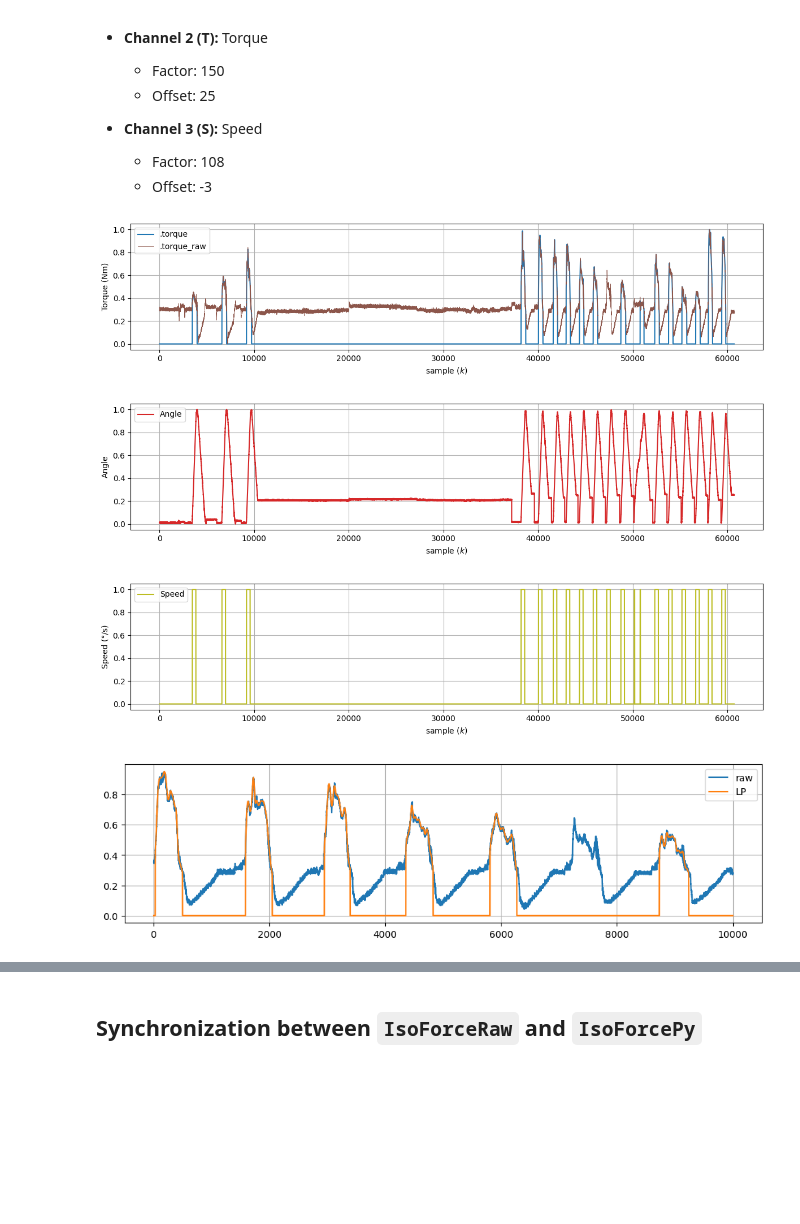
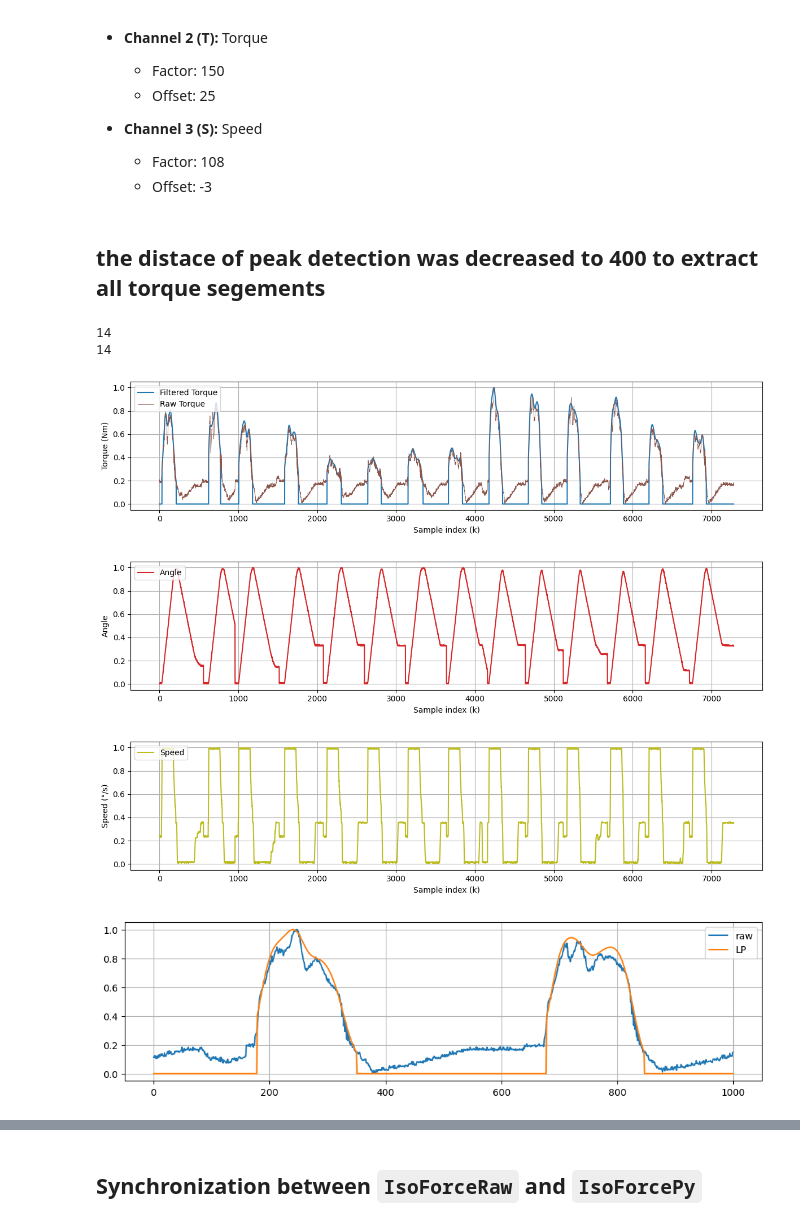
Before and after one commit to Arash-Keshavarz/EIT_Thigh_Force_Estimation, a Jupyter notebook: post_processing/Post_processing.ipynb, the cells around one changed output, grey strips where cells are left out. Cells and saved outputs as stored; diff of their text form; code cells hidden in the pictures; blank space fills up the shorter version.

```diff
--- a/post_processing/Post_processing.ipynb
+++ b/post_processing/Post_processing.ipynb
@@ -79,26 +80,31 @@ The NI chip is equipped with three channels: P, T, and S. Each channel is associ
 # %%
 import os
 #base_path_NI = r"D:\EIT\EIT_Thigh_Force_Measurement\GUI_Data_Acquisition\measurements\Participant_test1"
-base_path_NI = "/Users/arash/Desktop/Uni_semester/Master_Thesis/Codes/Participant_test1"
-src_path_NI = os.path.join(base_path_NI, "Isokinetic_raw")
+base_path_NI = r"D:\EIT\EIT_Thigh_Force_Measurement\GUI_Data_Acquisition\measurements\Judi_t_20250207_084859"
+src_path_NI = os.path.join(base_path_NI, "iso_raw")
+# %% [markdown]
+## the distace of peak detection was decreased to 400 to extract all torque segements
 # %%
-isoforce_py = IsoForcePy(src_path_NI, LP_filter=True, over_UTC=False, scale_0_1=True)
+isoforce_py = IsoForcePy(src_path_NI, LP_filter_enabled=True, over_UTC=False, scale_0_1=True, distance=400)
+# %% [output]
+14
+14
 # %%
 isoforce_py.plot_torque()
 isoforce_py.plot_angle()
 isoforce_py.plot_speed()
 # %% [output]
-[figure, old version]
+[figure, new version]
-[figure, old version]
+[figure, new version]
-[figure, old version]
+[figure, new version]
 # %%
 plt.figure(figsize=(12, 3))
-plt.plot((isoforce_py.torque_raw[40_000:50_000]), label="raw")
-plt.plot((isoforce_py.torque[40_000:50_000]), label="LP")
+plt.plot((isoforce_py.torque_raw[4000:5000]), label="raw")
+plt.plot((isoforce_py.torque[4000:5000]), label="LP")
 plt.legend()
 plt.grid()
 # %% [output]
-[figure, old version]
+[figure, new version]
 # %%
 from matplotlib.lines import Line2D
 fig, ax1 = plt.subplots(figsize=(12,6))
```
Also changed, not shown: parts of 10 cells of this notebook, 1 other file.
